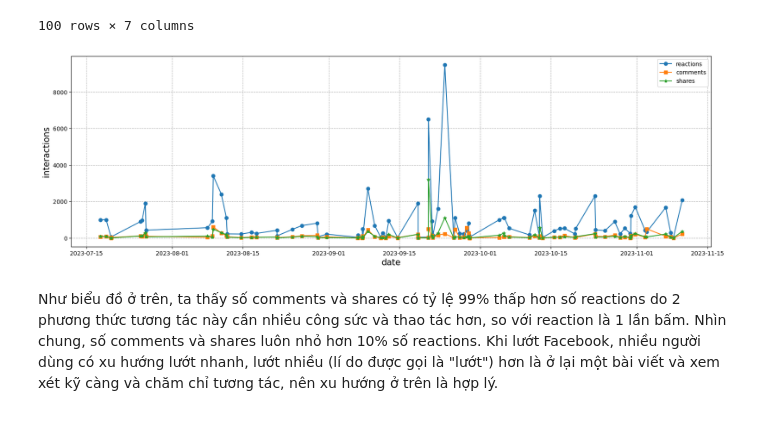
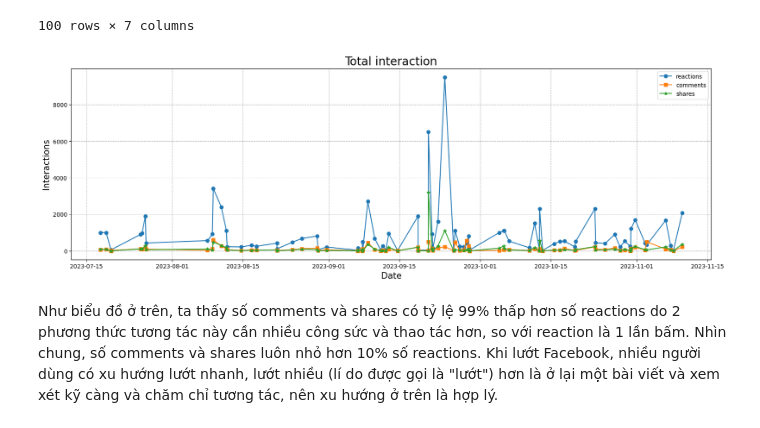
Before and after one commit to MinHius/Final_Python, a Jupyter notebook: 3. Phân tích tương tác.ipynb, the cells around one changed output. Saved outputs shown, nothing was run; the diff lists cells and outputs as text; code cells hidden in the pictures.

```diff
--- a/3. Phân tích tương tác.ipynb
+++ b/3. Phân tích tương tác.ipynb
@@ -262,26 +262,28 @@ compare
 | 0 | 663497495969085 | Only ten cars remain but only one... | 2023-11-09 23:45:33 | 1699573533 | 2065 | 210 | 364 |
 100 rows × 7 columns
 # %%
+# Biểu đồ tổng lượng tương tác.
 compare['time'] = pd.to_datetime(compare['time'])
 dates = compare['time']
 x = compare['reaction_count']
 y = compare['comments']
 z = compare['shares']
 
 plt.figure(figsize = (20,6))
-plt.xlabel("date", fontsize = 15)
-plt.ylabel("interactions", fontsize = 15)
+plt.title('Total interaction', fontsize = 20)
+plt.xlabel("Date", fontsize = 15)
+plt.ylabel("Interactions", fontsize = 15)
 
 plt.plot(dates, x, label = "reactions", marker = "o")
 plt.plot(dates, y, label = "comments", marker = "s")
 plt.plot(dates, z, label = "shares", marker = "*")
 plt.grid("dark", linestyle = "--")
 
 plt.legend()
 
 plt.savefig("Biểu đồ/6.png")
 # %% [output]
-[figure, old version]
+[figure, new version]
 # %% [markdown]
 Như biểu đồ ở trên, ta thấy số comments và shares có tỷ lệ 99% thấp hơn số reactions do 2 phương thức tương tác này cần nhiều công sức và thao tác hơn, so với reaction là 1 lần bấm. Nhìn chung, số comments và shares luôn nhỏ hơn 10% số reactions. Khi lướt Facebook, nhiều người dùng có xu hướng lướt nhanh, lướt nhiều (lí do được gọi là "lướt") hơn là ở lại một bài viết và xem xét kỹ càng và chăm chỉ tương tác, nên xu hướng ở trên là hợp lý.
 # %% [markdown]
```
Also changed, not shown: parts of 5 cells of this notebook.
